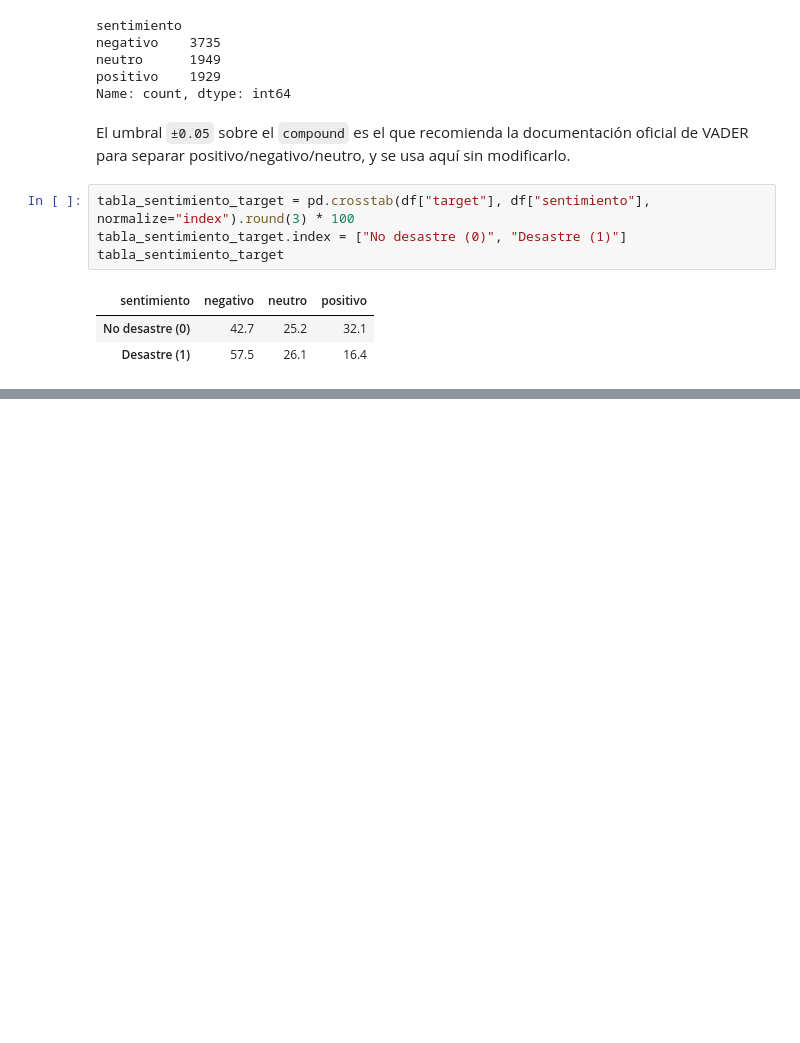
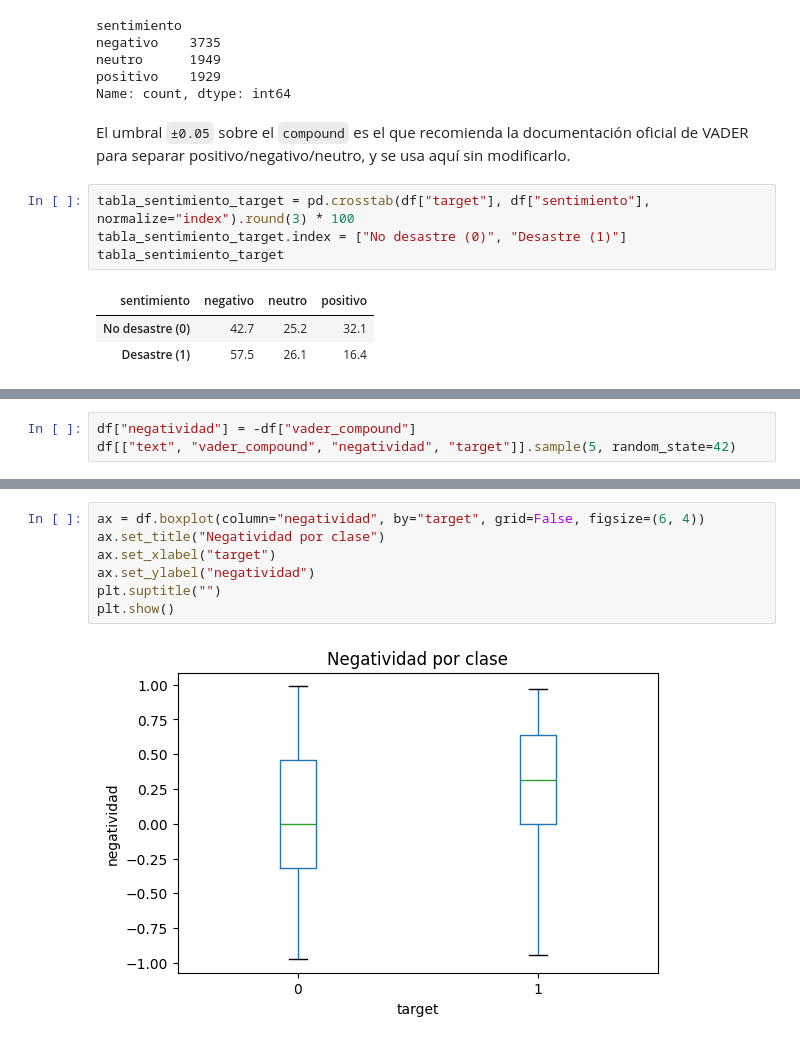
Before and after one commit to Cisco890/lab5_datascience, a Jupyter notebook: lab5_clasificacion_sentimiento.ipynb, the cells around one changed output, grey strips where cells are left out. Drawn from its saved outputs; the diff is of its cells as text; blank space fills up the shorter version.

```diff
--- a/lab5_clasificacion_sentimiento.ipynb
+++ b/lab5_clasificacion_sentimiento.ipynb
@@ -217,0 +309,3 @@ Ejemplos más positivos
+# %%
+df["negatividad"] = -df["vader_compound"]
+df[["text", "vader_compound", "negatividad", "target"]].sample(5, random_state=42)
@@ -217,0 +319,9 @@ Ejemplos más positivos
+# %%
+ax = df.boxplot(column="negatividad", by="target", grid=False, figsize=(6, 4))
+ax.set_title("Negatividad por clase")
+ax.set_xlabel("target")
+ax.set_ylabel("negatividad")
+plt.suptitle("")
+plt.show()
+# %% [output]
+[figure, added]
```
Also changed, not shown: parts of 21 cells of this notebook.
